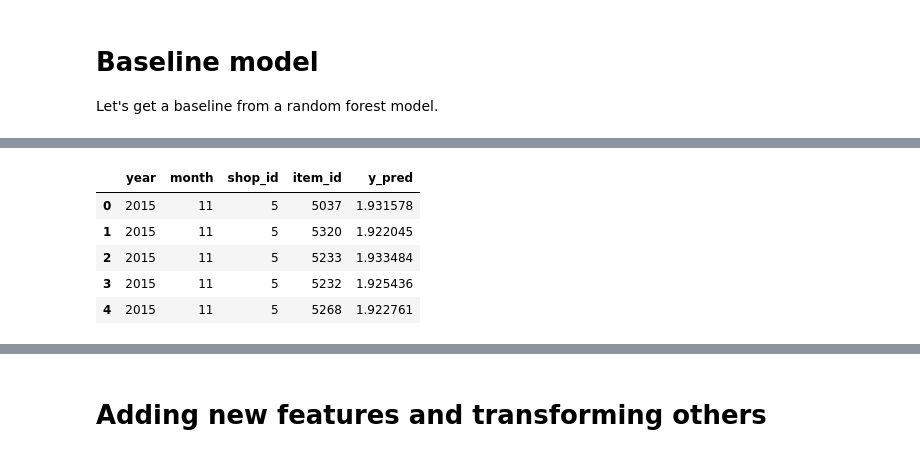
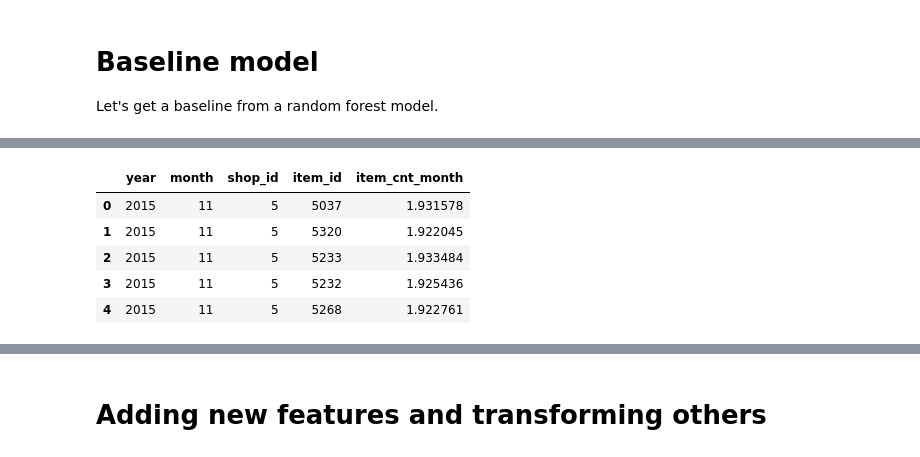
Before and after one commit to guyrux/predict_future_sales, a Jupyter notebook: notebook/1_data_understanding.ipynb, the cells around one changed output, grey strips where cells are left out. Cells and saved outputs as stored; diff of their text form; code cells hidden in the pictures.

```diff
--- a/notebook/1_data_understanding.ipynb
+++ b/notebook/1_data_understanding.ipynb
@@ -243,7 +252,7 @@ from sklearn.model_selection import train_test_split
 # %%
 %%time
 
-X_train, X_test, y_train, y_test = train_test_split(
+X_train, X_val, y_train, y_val = train_test_split(
     df_train.drop("item_cnt_month", axis=1), df_train["item_cnt_month"], train_size=.2, random_state=42, shuffle=True, stratify=None)
 
 model = RandomForestRegressor(
@@ -253,7 +262,7 @@ model = RandomForestRegressor(
 
 model.fit(X_train, y_train)
 
-y_pred = model.predict(X_test)
+y_pred = model.predict(X_val)
 
-rmse(y_test, y_pred)
+rmse(y_val, y_pred)
 # %% [output]
@@ -297,11 +308,11 @@ X_test[X_test["dif"]<0]
 # %%
 df_test_mod_results = df_test_mod.copy()
 y_pred_df_test = model.predict(df_test_mod_results)
-df_test_mod_results["y_pred"] = y_pred_df_test
+df_test_mod_results["item_cnt_month"] = y_pred_df_test
 
 df_test_mod_results.head()
 # %% [output]
-|  | year | month | shop_id | item_id | y_pred |
+|  | year | month | shop_id | item_id | item_cnt_month |
 | 0 | 2015 | 11 | 5 | 5037 | 1.931578 |
 | 1 | 2015 | 11 | 5 | 5320 | 1.922045 |
 | 2 | 2015 | 11 | 5 | 5233 | 1.933484 |
```
Also changed, not shown: parts of 7 cells of this notebook.
